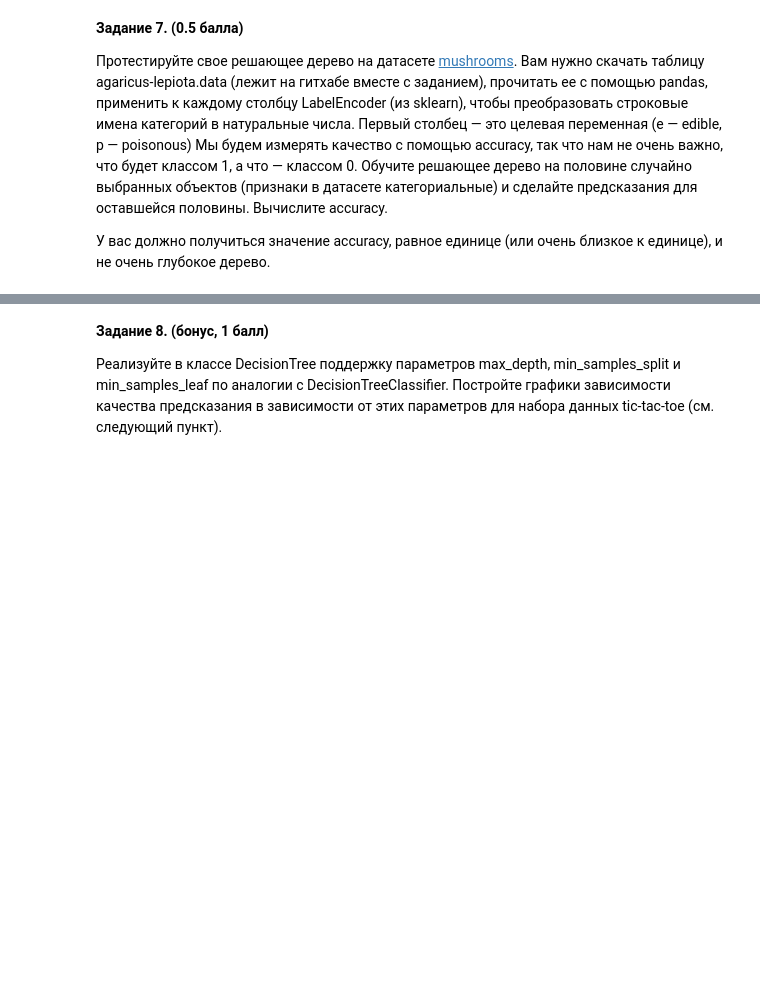
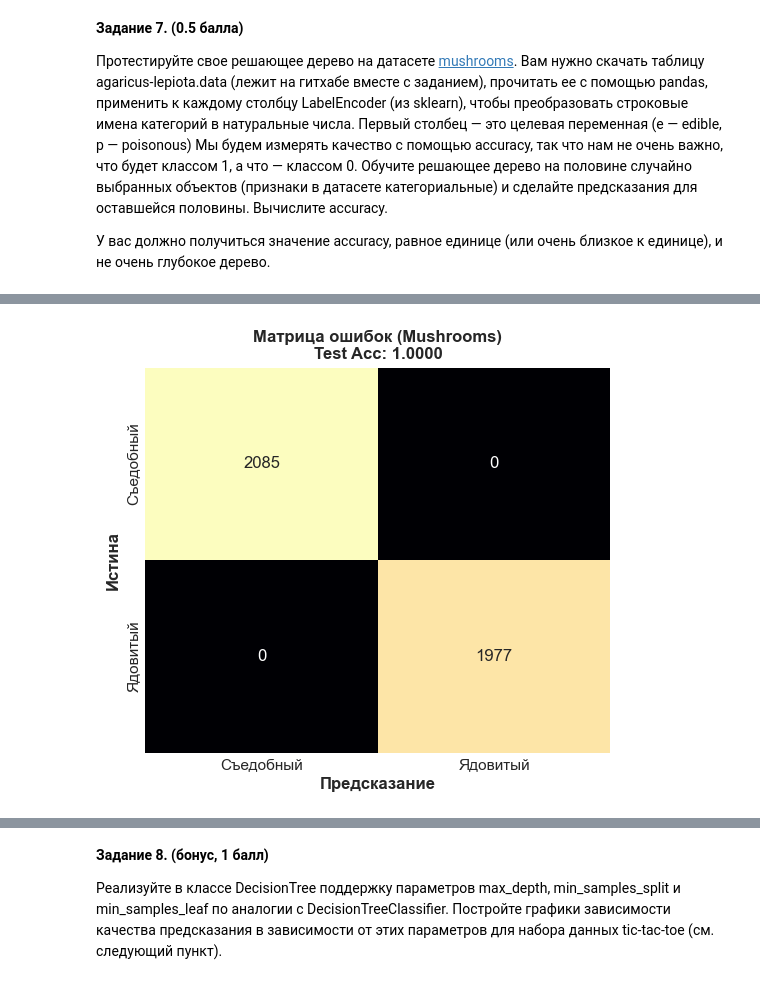
Before and after one commit to Qwental/ml-hw-labs, a Jupyter notebook: hw2/hw2-trees.ipynb, the cells around one changed output, grey strips where cells are left out. Cells and saved outputs as stored; diff of their text form; code cells hidden in the pictures; blank space fills up the shorter version.

```diff
--- a/hw2/hw2-trees.ipynb
+++ b/hw2/hw2-trees.ipynb
@@ -391,0 +465,86 @@ __Задание 7. (0.5 балла)__
+# %%
+
+plt.style.use('seaborn-v0_8-darkgrid')
+sns.set_palette("magma")
+
+df = pd.read_csv('datasets/agaricus-lepiota.data', header=None)
+
+print(f"Размер: {df.shape}")
+print(f"Первые строки:\n{df.head()}")
+
+df_enc = df.copy()
+encoders = {}
+
+for c in df.columns:
+    le = LabelEncoder()
+    df_enc[c] = le.fit_transform(df[c])
+    encoders[c] = le
+
+y = df_enc[0].values
+X = df_enc.drop(0, axis=1).values
+
+print(f"\nРазмер X: {X.shape}, Размер y: {y.shape}")
+print(f"Классы: {np.unique(y)}")
+
+X_tr, X_te, y_tr, y_te = train_test_split(X, y, test_size=0.5, random_state=42)
+
+print(f"Трейн: {len(y_tr)}, Тест: {len(y_te)}")
+
+n_feats = X.shape[1]
+f_types = ['categorical'] * n_feats
+
+tree = DecisionTree(feature_types=f_types)
+
+tree.fit(X_tr, y_tr)
+
+y_pred_tr = tree.predict(X_tr)
+y_pred_te = tree.predict(X_te)
+
+acc_tr = accuracy_score(y_tr, y_pred_tr)
+acc_te = accuracy_score(y_te, y_pred_te)
+
+print(f"Точность (Train): {acc_tr:.4f}")
+print(f"Точность (Test):  {acc_te:.4f}")
+
+def get_depth(node):
+    if node["type"] == "terminal":
+        return 0
+    l_d = get_depth(node["left_child"])
+    r_d = get_depth(node["right_child"])
+    return 1 + max(l_d, r_d)
+
+depth = get_depth(tree._tree)
+print(f"Глубина дерева: {depth}")
+
+cm = confusion_matrix(y_te, y_pred_te)
+
+plt.figure(figsize=(6, 5))
+sns.heatmap(cm, annot=True, fmt='d', cmap='magma',
+            xticklabels=['Съедобный', 'Ядовитый'],
+            yticklabels=['Съедобный', 'Ядовитый'],
+            cbar=False)
+plt.xlabel('Предсказание', fontweight='bold')
+plt.ylabel('Истина', fontweight='bold')
+plt.title(f'Матрица ошибок (Mushrooms)\nTest Acc: {acc_te:.4f}', fontweight='bold')
+plt.show()
+
+d_range = range(1, 11)
+tr_res = []
+te_res = []
+
+for d in d_range:
+    t_lim = DecisionTree(feature_types=f_types, max_depth=d)
+    t_lim.fit(X_tr, y_tr)
+
+    tr_res.append(accuracy_score(y_tr, t_lim.predict(X_tr)))
+    te_res.append(accuracy_score(y_te, t_lim.predict(X_te)))
+
+plt.figure(figsize=(10, 5))
+plt.plot(d_range, tr_res, marker='o', label='Точность (Train)', linewidth=3, color='#e63946')
+plt.plot(d_range, te_res, marker='s', label='Точность (Test)', linewidth=3, color='#1d3557')
+plt.xlabel('Глубина (Max Depth)', fontweight='bold')
+plt.ylabel('Точность', fontweight='bold')
+plt.title('Зависимость точности от глубины', fontweight='bold')
+plt.legend()
+plt.show()
+# %% [output]
@@ -391,0 +568 @@ __Задание 7. (0.5 балла)__
+[figure, added]
```
Also changed, not shown: parts of 18 cells of this notebook, 5 other files.
